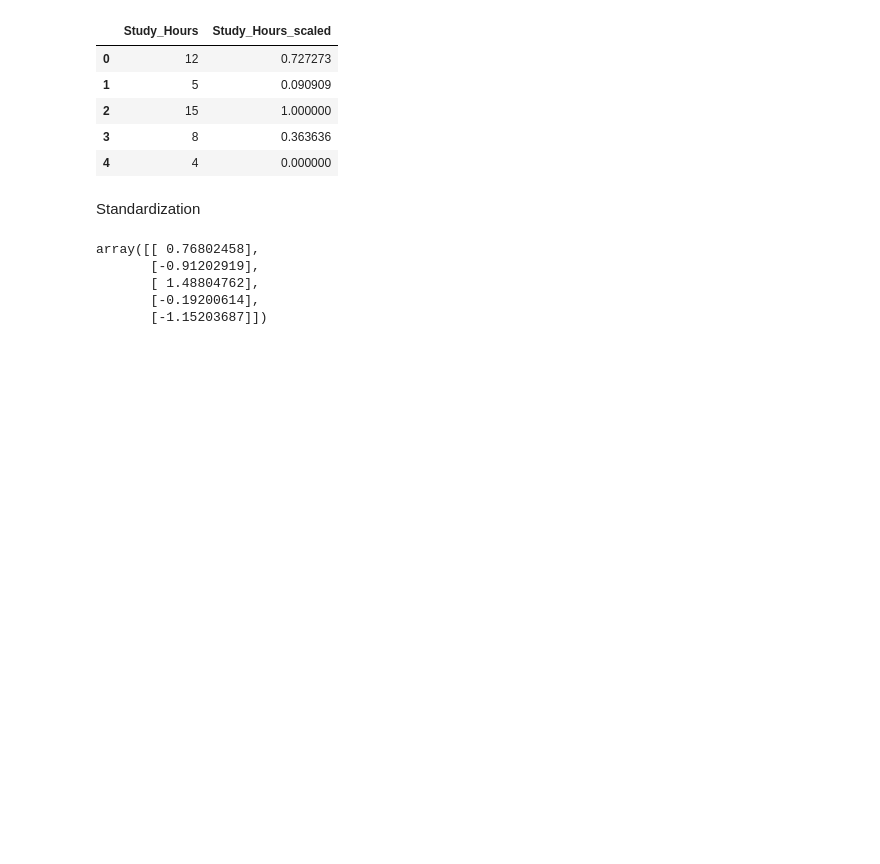
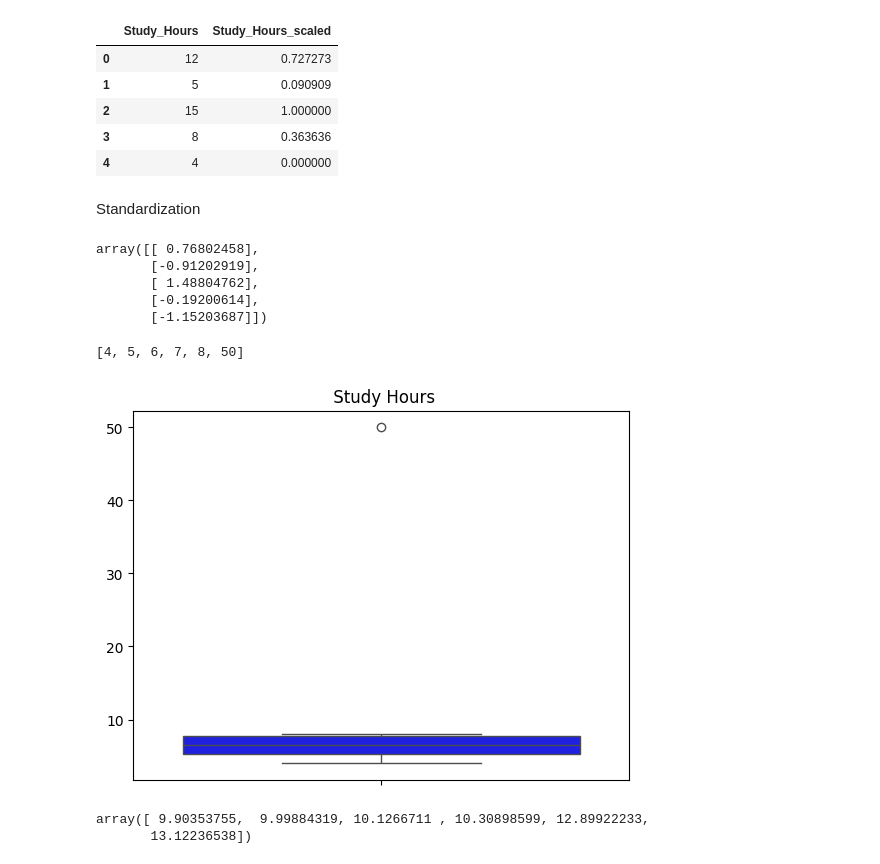
Before and after one commit to priya25-art/Machine-Learning, a Jupyter notebook: Machine_learning.ipynb, the cells around one changed output. Drawn from its saved outputs; the diff is of its cells as text; code cells hidden in the pictures; blank space fills up the shorter version.

```diff
--- a/Machine_learning.ipynb
+++ b/Machine_learning.ipynb
@@ -191,0 +197,18 @@ array([[ 0.76802458],
+# %%
+[4,5,6,7,8,50]
+# %% [output]
+[4, 5, 6, 7, 8, 50]
+# %%
+import matplotlib.pyplot as plt
+
+study_hours = [4, 5, 6, 7, 8, 50]
+sns.boxplot(y=study_hours, color="blue")
+plt.title(" Study Hours")
+plt.show()
+# %% [output]
+[figure, added]
+# %%
+np.log1p([20000,22000,25000,30000,400000,500000])
+# %% [output]
+array([ 9.90353755,  9.99884319, 10.1266711 , 10.30898599, 12.89922233,
+       13.12236538])
```
Also changed, not shown: parts of 3 cells of this notebook.
